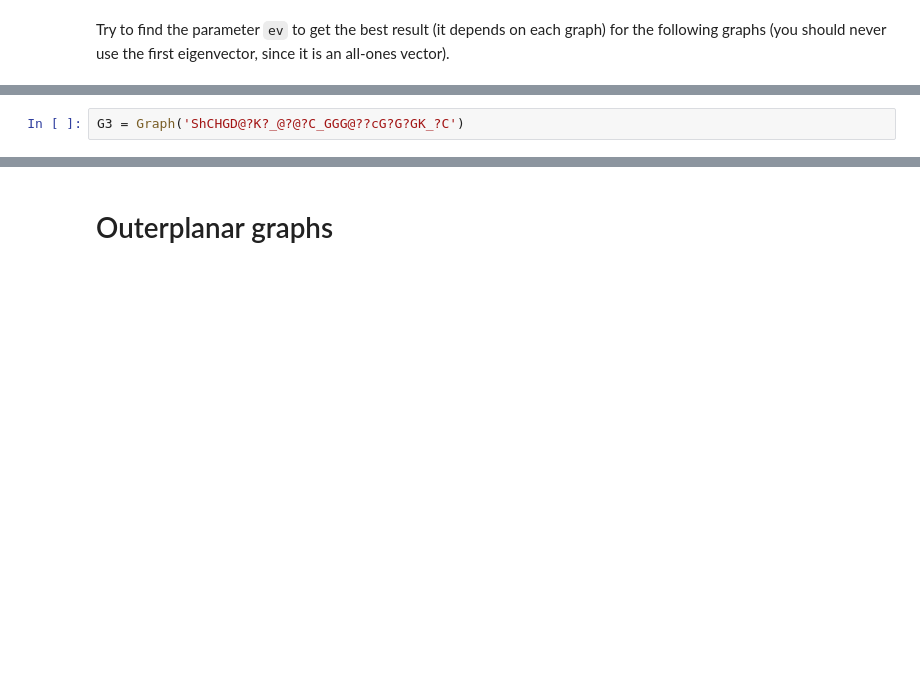
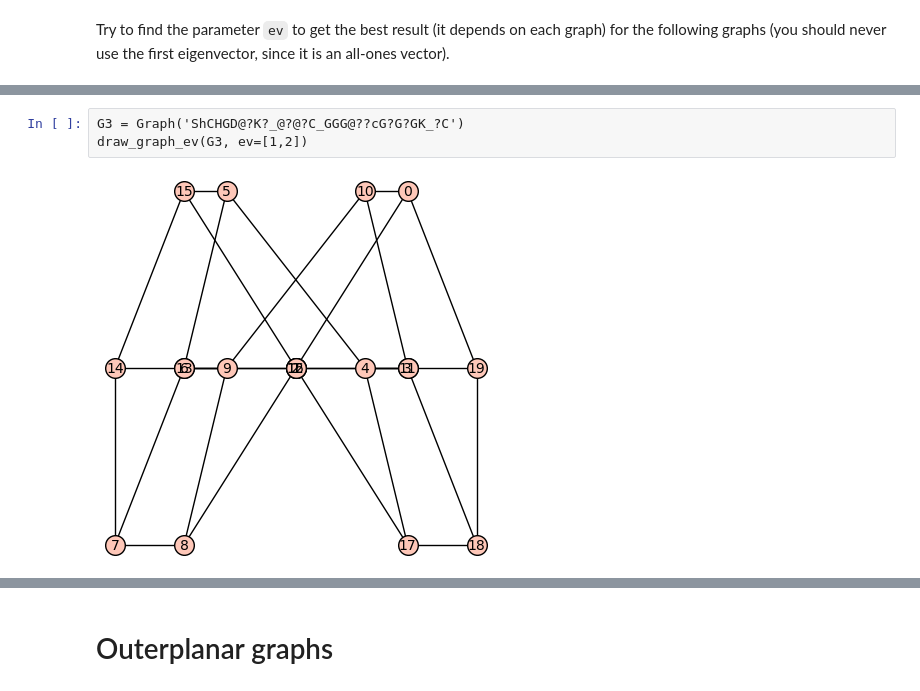
Before and after one commit to RootRooster/discrete-math-labs, a Jupyter notebook: pubilc/Lab_07_2025.ipynb, the cells around one changed output, grey strips where cells are left out. Cells and saved outputs as stored; diff of their text form; blank space fills up the shorter version.

```diff
--- a/pubilc/Lab_07_2025.ipynb
+++ b/pubilc/Lab_07_2025.ipynb
@@ -40,4 +56,7 @@ G2 = Graph('XhEAHCPAGG?P?P?G_AG?O?@C?AG?AG?@C??O??AG??G_??P???P')
 # %%
 G3 = Graph('ShCHGD@?K?_@?@?C_GGG@??cG?G?GK_?C')
+draw_graph_ev(G3, ev=[1,2])
+# %% [output]
+[figure, added]
 # %%
 G4 = graphs.RandomTree(20)
```
Also changed, not shown: parts of 8 cells of this notebook, 3 other files.
